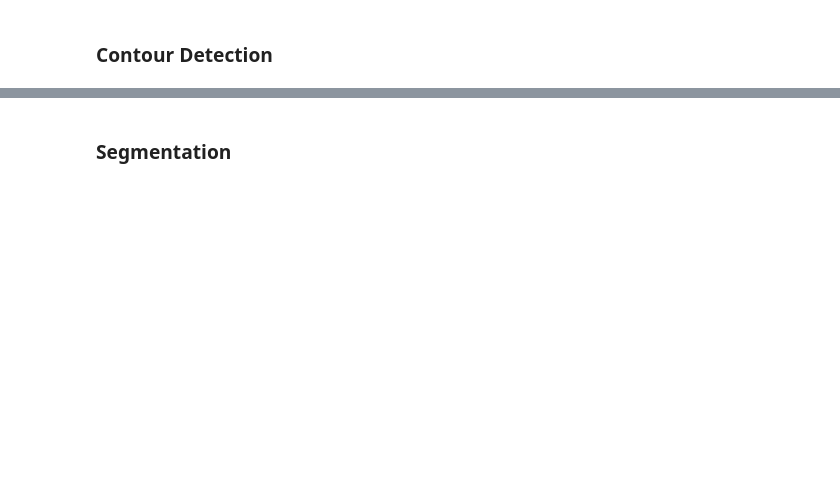
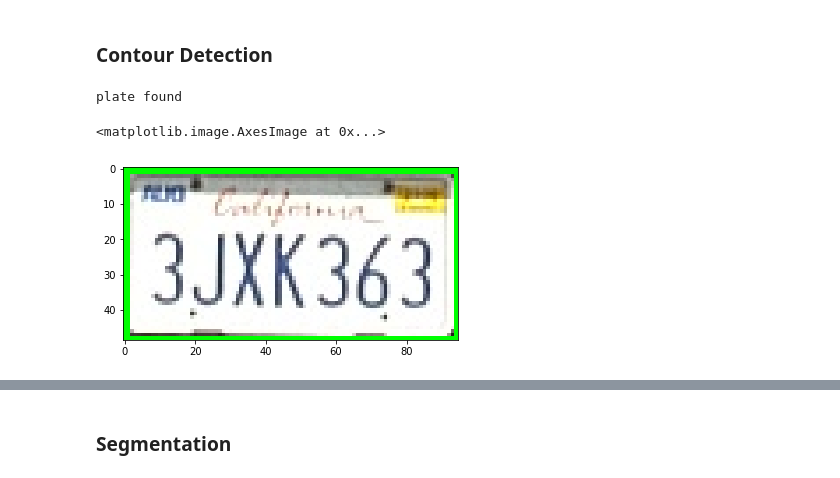
Before and after one commit to geometric-intelligence/ece278a, a Jupyter notebook: projects/FinalPorject/lic_plate_grab.ipynb, the cells around one changed output, grey strips where cells are left out. Drawn from its saved outputs; the diff is of its cells as text; code cells hidden in the pictures; blank space fills up the shorter version.

```diff
--- a/projects/FinalPorject/lic_plate_grab.ipynb
+++ b/projects/FinalPorject/lic_plate_grab.ipynb
@@ -72,2 +115,24 @@ numpy.ndarray
 # %% [markdown]
 ### Contour Detection
+# %%
+import numpy as np
+import cv2 as cv
+im = plate_area
+imgray = cv.cvtColor(im, cv.COLOR_BGR2GRAY)
+ret, thresh = cv.threshold(imgray, 127, 255, 0)
+contours, hierarchy = cv.findContours(thresh, cv.RETR_TREE, cv.CHAIN_APPROX_SIMPLE)
+
+for contour in contours:
+    (x,y,w,h) = cv.boundingRect(contour)
+    rat = w/h
+    if abs(rat - 2) <= 0.1 and w >= 50 and w <= 150:
+        plate = im[y:y + h, x:x + w, :]
+        cv.rectangle(im, (x,y), (x+w,y+h), (0,255,0), 2)
+        print('plate found')
+
+# cv.drawContours(im, contours, -1, (0,255,0), 3)
+plt.imshow(plate, cmap='gray')
+# %% [output]
+plate found
+<matplotlib.image.AxesImage at 0x...>
+[figure, added]
```
Also changed, not shown: parts of 21 cells of this notebook, 11 other files.
